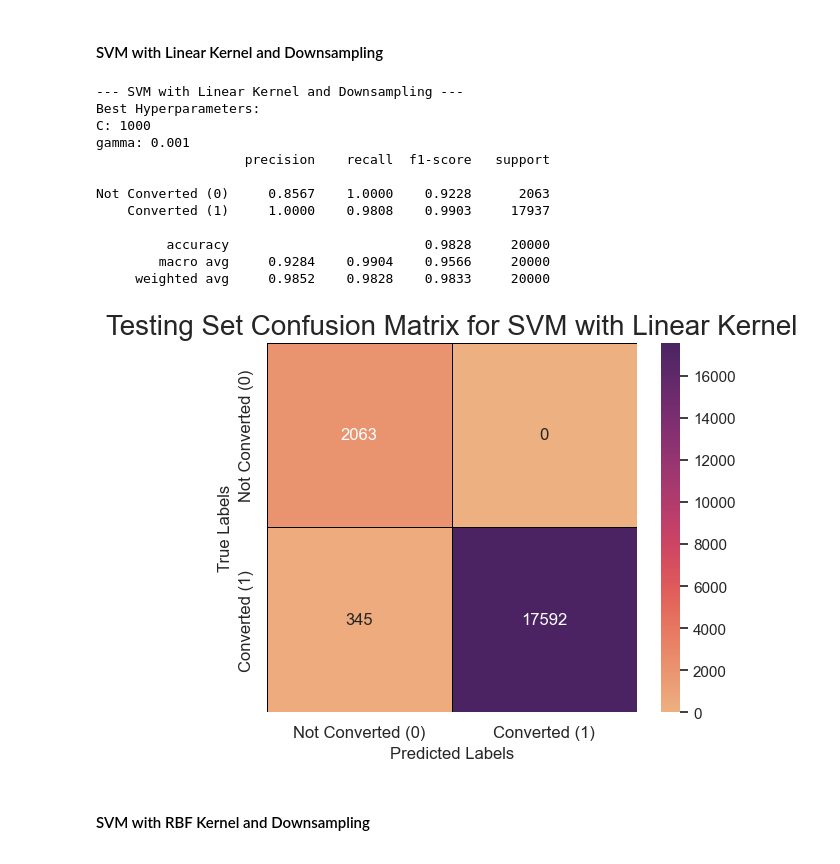
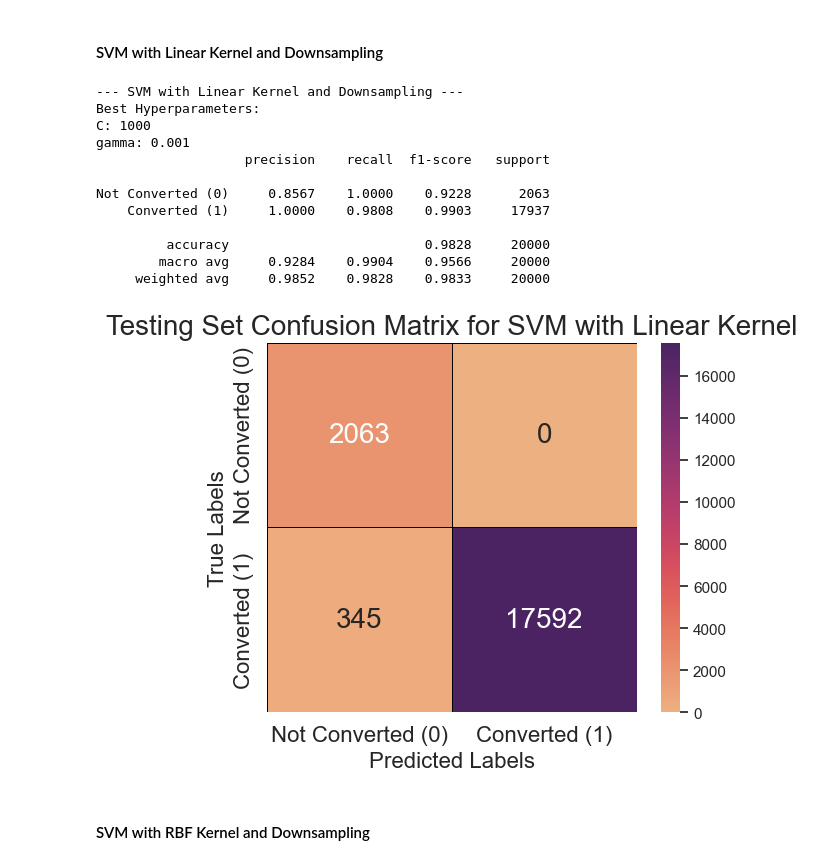
Before and after one commit to DanielDanyang/ECS171-Group10, a Jupyter notebook: final_project.ipynb, the cells around one changed output. Saved outputs shown, nothing was run; the diff lists cells and outputs as text; code cells hidden in the pictures.

```diff
--- a/final_project.ipynb
+++ b/final_project.ipynb
@@ -687,39 +701,40 @@ downsampling_linear_svm = joblib.load('downsampling_linear_svm.joblib')
 y_pred_linear = downsampling_linear_svm.predict(x_test)
 
 # Display best hyperparameters
 print('--- SVM with Linear Kernel and Downsampling ---')
 print(f'Best Hyperparameters:\nC: {downsampling_linear_svm.C}\ngamma: {downsampling_linear_svm.gamma}')
 
 # Display metrics on the best linear model
 class_report = classification_report(y_test, y_pred_linear, target_names=['Not Converted (0)', 'Converted (1)'], digits=4)
 print(class_report)
 
 # Create confusion matrix for the testing set
 matrix_labels = ['Not Converted (0)', 'Converted (1)']
 matrix = confusion_matrix(y_test, y_pred_linear)
 ax = plt.subplot()
 sns.heatmap(matrix, annot=True, fmt="g", ax=ax, cmap="flare",
-            linewidths=0.5, linecolor="black", square=True)
+            linewidths=0.5, linecolor="black", square=True,
+            annot_kws={"size": 20})
 ax.set_title("Testing Set Confusion Matrix for SVM with Linear Kernel", fontsize=20)
-ax.set_xlabel("Predicted Labels", fontsize=12)
-ax.set_ylabel("True Labels", fontsize=12)
-ax.xaxis.set_ticklabels(matrix_labels, fontsize=12)
-ax.yaxis.set_ticklabels(matrix_labels, fontsize=12)
+ax.set_xlabel("Predicted Labels", fontsize=16)
+ax.set_ylabel("True Labels", fontsize=16)
+ax.xaxis.set_ticklabels(matrix_labels, fontsize=16)
+ax.yaxis.set_ticklabels(matrix_labels, fontsize=16)
 plt.show()
 # %% [output]
 --- SVM with Linear Kernel and Downsampling ---
 Best Hyperparameters:
 C: 1000
 gamma: 0.001
                    precision    recall  f1-score   support
 
 Not Converted (0)     0.8567    1.0000    0.9228      2063
     Converted (1)     1.0000    0.9808    0.9903     17937
 
          accuracy                         0.9828     20000
         macro avg     0.9284    0.9904    0.9566     20000
      weighted avg     0.9852    0.9828    0.9833     20000
-[figure, old version]
+[figure, new version]
 # %% [markdown]
 #### SVM with RBF Kernel and Downsampling
 # %%
```
Also changed, not shown: parts of 22 cells of this notebook, 1 other file.
